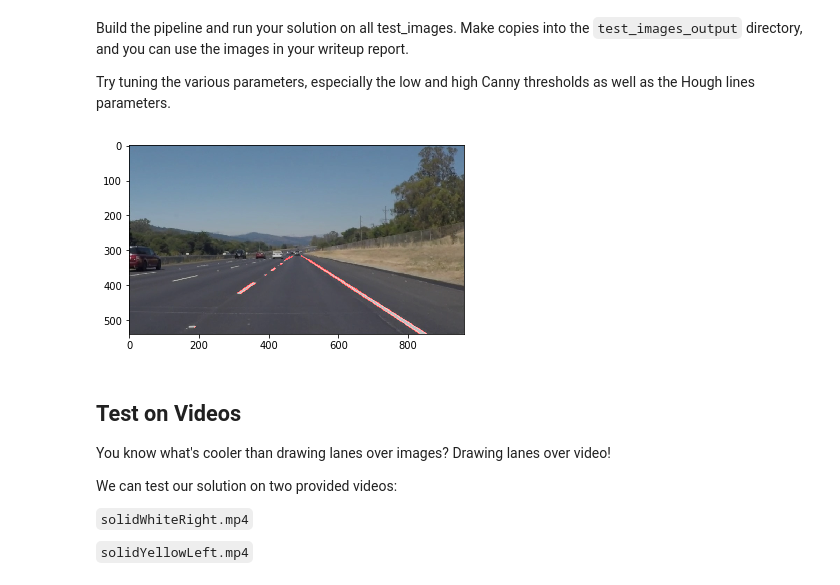
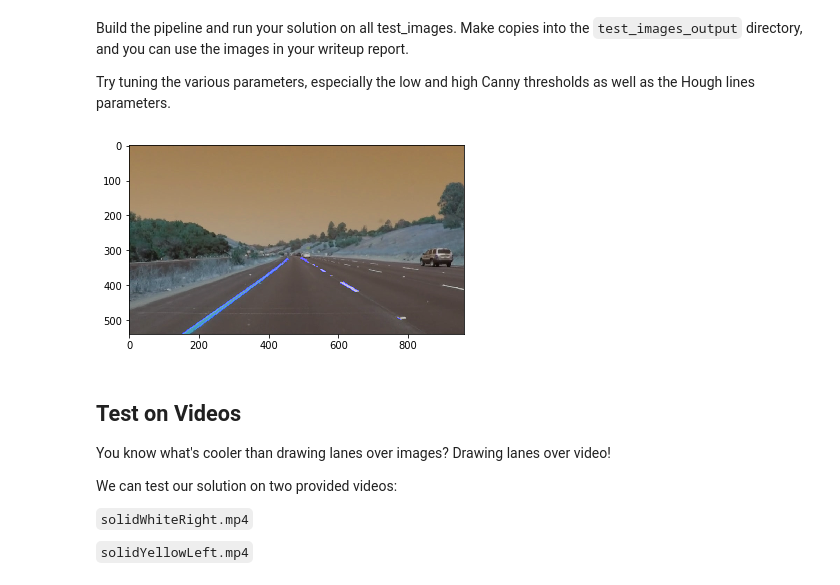
Before and after one commit to pskshyam/Self-Driving-Car-Advanced-Lane-Line-Finding, a Jupyter notebook: P1.ipynb, the cells around one changed output. Cells and saved outputs as stored; diff of their text form; code cells hidden in the pictures.

```diff
--- a/P1.ipynb
+++ b/P1.ipynb
@@ -197,25 +198,29 @@ Try tuning the various parameters, especially the low and high Canny thresholds
 # %%
 # TODO: Build your pipeline that will draw lane lines on the test_images
 # then save them to the test_images_output directory.
 files = os.listdir('test_images/')
 for file in files:
-    if file[0:6] != 'output':
+    if file[0:6] != 'output' and file != '.ipynb_checkpoints':
+        image = mpimg.imread('test_images/'+file)
         gray = grayscale(image)
         blur_image = gaussian_blur(gray, 5)
         canny_image = canny(blur_image, 50, 150)
 
         imshape = image.shape
         vertices = np.array([[(0,imshape[0]),(450, 320), (490, 315),(imshape[1],imshape[0])]], dtype=np.int32)
         masked_edges = region_of_interest(canny_image, vertices)
 
         line_image = hough_lines(masked_edges, 2, np.pi/180, 35, 3, 2)
 
         result = weighted_img(line_image, image)
 
+        b, g, r = cv2.split(result)
+        result = cv2.merge((r, g, b))
+
         plt.imshow(result)
         cv2.imwrite('test_images_output/output_'+file, result)
 # %% [output]
-[figure, old version]
+[figure, new version]
 # %% [markdown]
 ## Test on Videos
 
```
Also changed, not shown: parts of 10 cells of this notebook, 7 other files.
